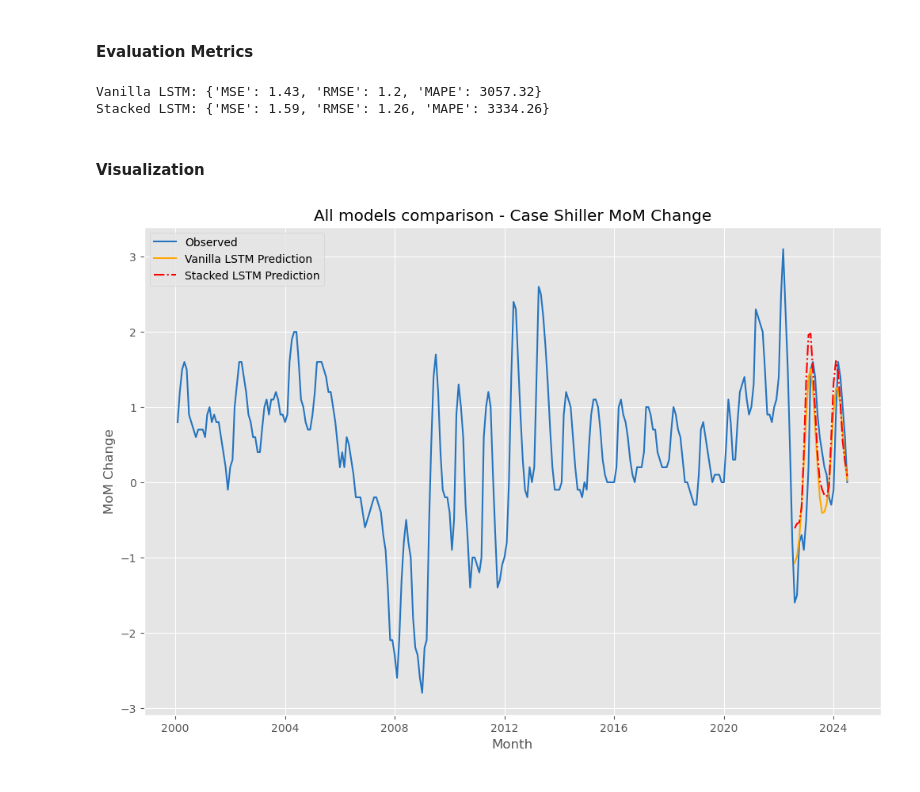
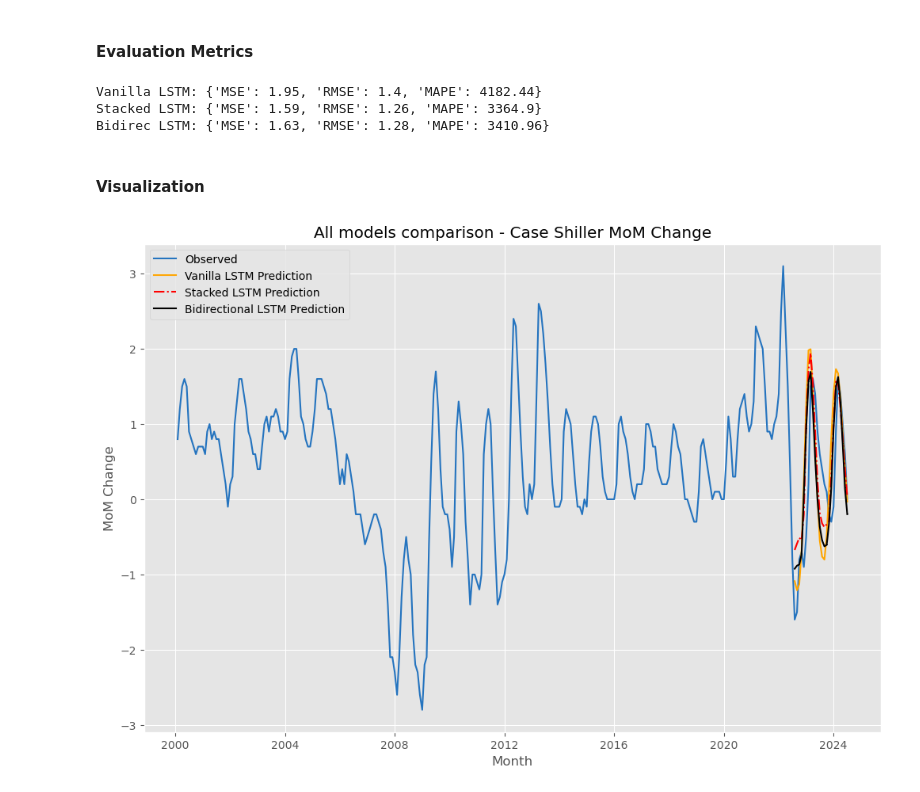
Before and after one commit to stdost/retail_store_sales_forecasting, a Jupyter notebook: notebooks/Case Shiller MoM All Models v2.ipynb, the cells around one changed output. Saved outputs shown, nothing was run; the diff lists cells and outputs as text; code cells hidden in the pictures.

Commit message:
Adding Bidirectional, Major Clean-up

```diff
--- a/notebooks/Case Shiller MoM All Models v2.ipynb
+++ b/notebooks/Case Shiller MoM All Models v2.ipynb
@@ -315,7 +315,7 @@ class StackedLSTMModel(nn.Module):
     def __init__(self, n_input, n_features):
         super(StackedLSTMModel, self).__init__()
         # First LSTM layer (returns entire sequences)
-        self.lstm1 = nn.LSTM(input_size=n_features, hidden_size=50, batch_first=True, dropout=0.25 ,num_layers=2)
+        self.lstm1 = nn.LSTM(input_size=n_features, hidden_size=50, batch_first=True, dropout=0.2 ,num_layers=2)
         # Second LSTM layer (returns entire sequences)
         self.lstm2 = nn.LSTM(input_size=50, hidden_size=50, batch_first=True)
         #manual dropout
@@ -409,0 +433,30 @@ stacked_lstm
+# %%
+# Train and predict multiple times
+store3 = np.zeros((n_input, n_runs))
+
+for i in range(n_runs):
+    # Initialize the model
+    model_bidirec = BidirectionalLSTMModel(n_input=n_input, n_features=n_features).to(device)
+
+    # Train the model
+    train_model(model_bidirec, train_loader, epochs)
+
+    # Make predictions
+    pred_list_s = []
+    batch = train_data[-n_input:].reshape((1, n_input, n_features))
+    batch = torch.tensor(batch, dtype=torch.float32).to(device)
+
+    with torch.no_grad():
+        for j in range(n_input):
+            pred = model_bidirec(batch).item()  # Get prediction
+            pred_list_s.append(pred)
+            # Update the batch by appending the predicted value
+            pred_tensor = torch.tensor([[[pred]]], dtype=torch.float32).to(device)  # Ensure pred is on device
+            batch = torch.cat((batch[:, 1:, :], pred_tensor), dim=1)
+
+
+    # Inverse transform the predictions and store them
+    store3[:, i] = scaler.inverse_transform(np.array(pred_list_s).reshape(-1, 1)).flatten()
+
+# Average the results across runs (if needed)
+final_bidirec = np.mean(store3, axis=1)
@@ -414,30 +508,31 @@ stacked_lstm
 # %%
 print(f"Vanilla LSTM: {vanilla_lstm}")
 print(f"Stacked LSTM: {stacked_lstm}")
-# print(f"Bidirec LSTM: {bidirectional_lstm}")
+print(f"Bidirec LSTM: {bidirec_lstm}")
 # print(f"Conv NN LSTM: {cnn}")
 # %% [output]
-Vanilla LSTM: {'MSE': 1.43, 'RMSE': 1.2, 'MAPE': 3057.32}
-Stacked LSTM: {'MSE': 1.59, 'RMSE': 1.26, 'MAPE': 3334.26}
+Vanilla LSTM: {'MSE': 1.95, 'RMSE': 1.4, 'MAPE': 4182.44}
+Stacked LSTM: {'MSE': 1.59, 'RMSE': 1.26, 'MAPE': 3364.9}
+Bidirec LSTM: {'MSE': 1.63, 'RMSE': 1.28, 'MAPE': 3410.96}
 # %% [markdown]
 #### Visualization
 # %%
 # report performance
 rcParams['figure.figsize'] = 12, 8
 # line plot of observed vs predicted
 plt.plot(data.index,data,label="Observed",color='#2574BF')
 #Vanilla LSTM
 plt.plot(data[split:].index,final_vanilla,label="Vanilla LSTM Prediction",linestyle= "-", color='orange')
 #Stacked LSTM
 plt.plot(data[split:].index,final_stacked,label="Stacked LSTM Prediction",linestyle= "-.", color="red")
 #Bidirectional LSTM
-# plt.plot(data[split:].index,final_bidirectional,label="Bidirectional LSTM Prediction",marker=',',color='r')
+plt.plot(data[split:].index,final_bidirec,label="Bidirectional LSTM Prediction",marker=',',color='black')
 #CNN model
 # plt.plot(data[split:].index,final_cnn,label="CNN Prediction",marker="*",color="purple")
 plt.title('All models comparison - Case Shiller MoM Change')
 plt.xlabel('Month')
 plt.ylabel('MoM Change')
 plt.legend(loc='upper left')
 plt.show()
 # %% [output]
-[figure, old version]
+[figure, new version]
```
Also changed, not shown: parts of 21 cells of this notebook.
